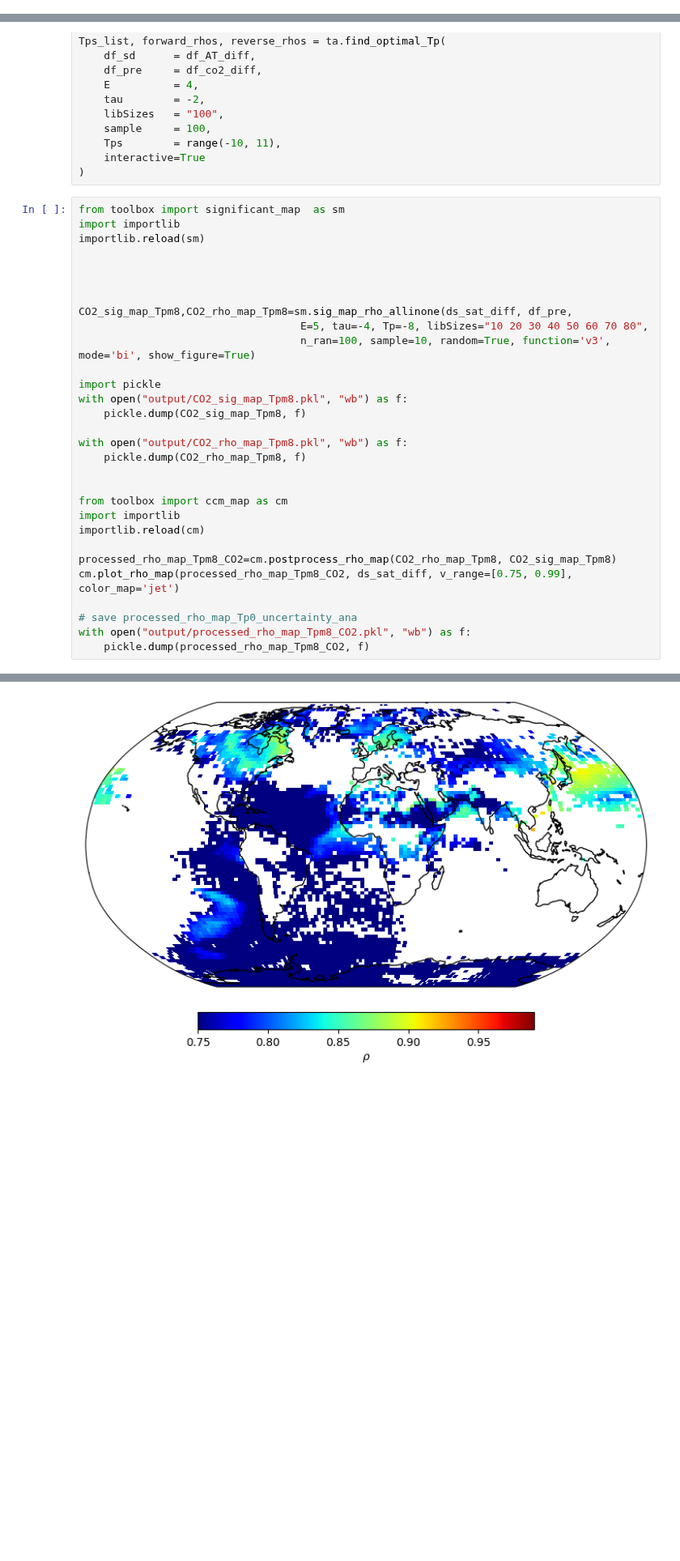
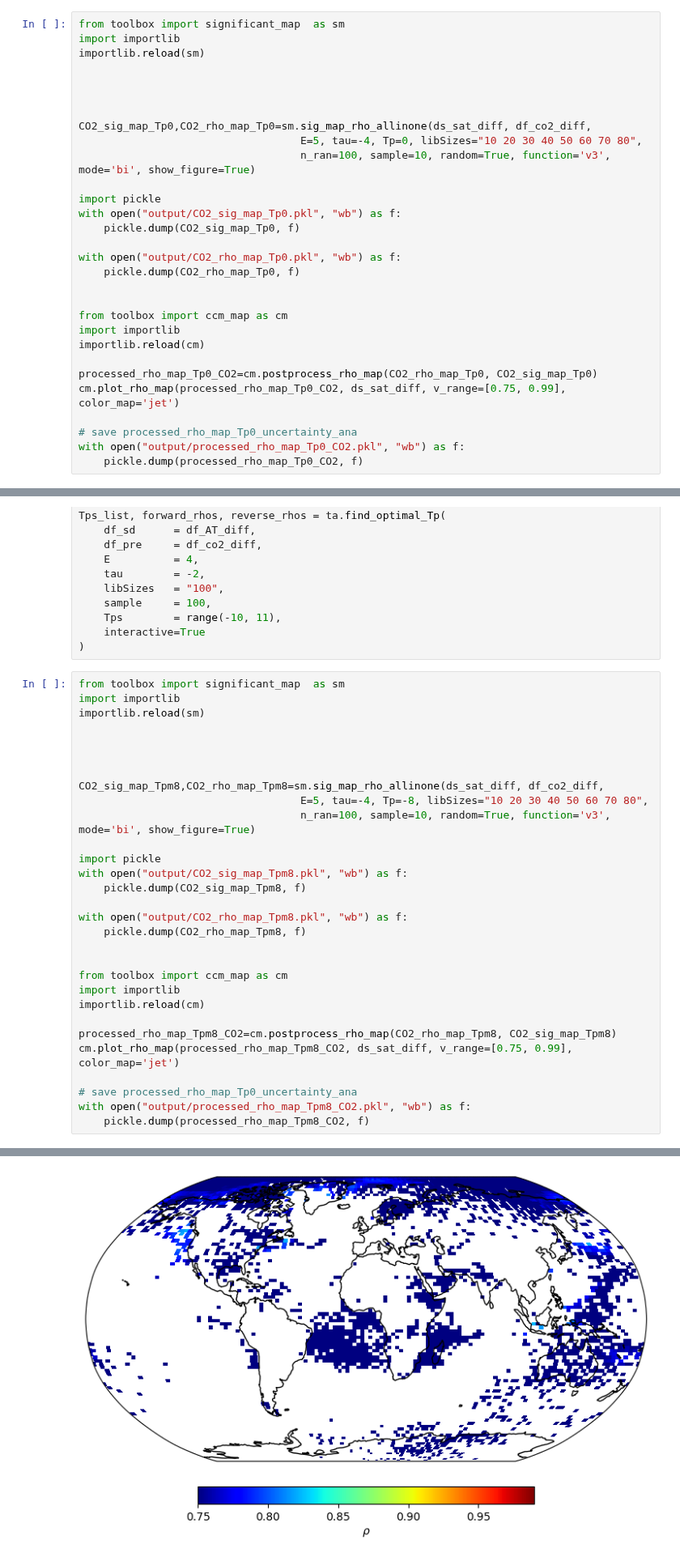
Before and after one commit to Peisong-Zheng/Inso_LGMR, a Jupyter notebook: internal_forcings.ipynb, the cells around one changed output, grey strips where cells are left out. Shown at 81% size. Saved outputs shown, nothing was run; the diff lists cells and outputs as text; blank space fills up the shorter version.

```diff
--- a/internal_forcings.ipynb
+++ b/internal_forcings.ipynb
@@ -0,0 +158,30 @@
+# %%
+from toolbox import significant_map  as sm
+import importlib
+importlib.reload(sm)
+
+
+
+
+CO2_sig_map_Tp0,CO2_rho_map_Tp0=sm.sig_map_rho_allinone(ds_sat_diff, df_co2_diff,
+                                   E=5, tau=-4, Tp=0, libSizes="10 20 30 40 50 60 70 80",
+                                   n_ran=100, sample=10, random=True, function='v3', mode='bi', show_figure=True)
+
+import pickle
+with open("output/CO2_sig_map_Tp0.pkl", "wb") as f:
+    pickle.dump(CO2_sig_map_Tp0, f)
+
+with open("output/CO2_rho_map_Tp0.pkl", "wb") as f:
+    pickle.dump(CO2_rho_map_Tp0, f)
+
+
+from toolbox import ccm_map as cm
+import importlib
+importlib.reload(cm)
+
+processed_rho_map_Tp0_CO2=cm.postprocess_rho_map(CO2_rho_map_Tp0, CO2_sig_map_Tp0)
+cm.plot_rho_map(processed_rho_map_Tp0_CO2, ds_sat_diff, v_range=[0.75, 0.99], color_map='jet')
+
+# save processed_rho_map_Tp0_uncertainty_ana
+with open("output/processed_rho_map_Tp0_CO2.pkl", "wb") as f:
+    pickle.dump(processed_rho_map_Tp0_CO2, f)
@@ -97,7 +287,7 @@ importlib.reload(sm)
 
 
 
-CO2_sig_map_Tpm8,CO2_rho_map_Tpm8=sm.sig_map_rho_allinone(ds_sat_diff, df_pre,
+CO2_sig_map_Tpm8,CO2_rho_map_Tpm8=sm.sig_map_rho_allinone(ds_sat_diff, df_co2_diff,
                                    E=5, tau=-4, Tp=-8, libSizes="10 20 30 40 50 60 70 80",
                                    n_ran=100, sample=10, random=True, function='v3', mode='bi', show_figure=True)
 
@@ -124,4 +314,4 @@ with open("output/processed_rho_map_Tpm8_CO2.pkl", "wb") as f:
-[figure, old version]
+[figure, new version]
 # %%
 from toolbox import significant_map  as sm
 import importlib
```
Also changed, not shown: parts of 6 cells of this notebook, 16 other files.
